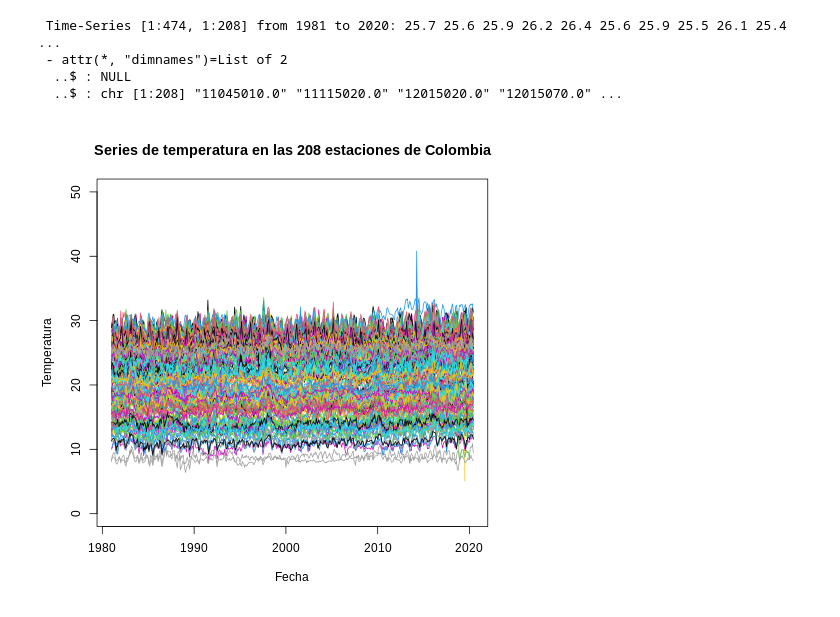
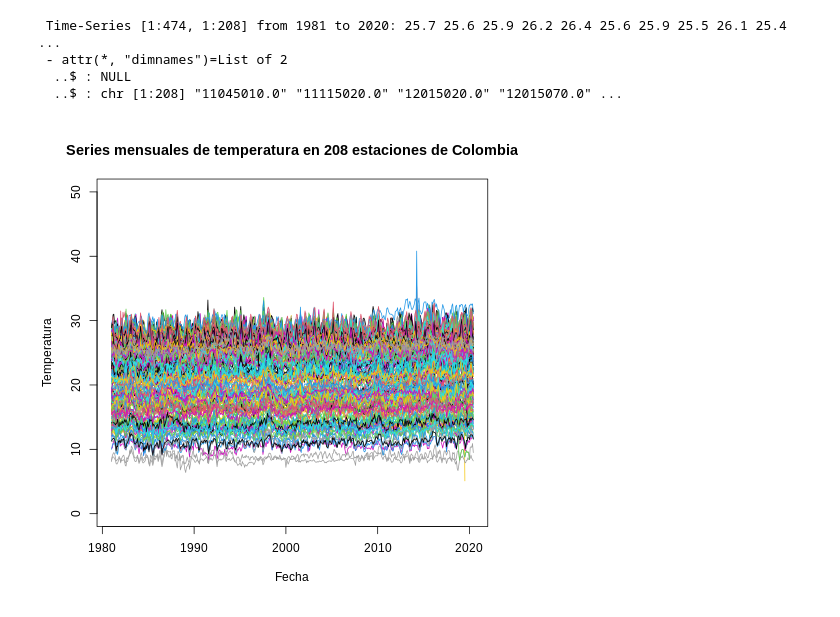
Before and after one commit to jofmorenore/TS_Climatic, a Jupyter notebook: python/TS_Climatic_variables.ipynb, the cells around one changed output. Saved outputs shown, nothing was run; the diff lists cells and outputs as text; code cells hidden in the pictures.

```diff
--- a/python/TS_Climatic_variables.ipynb
+++ b/python/TS_Climatic_variables.ipynb
@@ -302,12 +354,12 @@ str(ts_tmed_col)
 # %%
 %%R
 par(mfrow=c(1,1))
-plot(ts_tmed_col[,1], ylim = c(0,50), xlab = "Fecha", ylab = "Temperatura", main = "Series de temperatura en las 208 estaciones de Colombia")
+plot(ts_tmed_col[,1], ylim = c(0,50), xlab = "Fecha", ylab = "Temperatura", main = "Series mensuales de temperatura en 208 estaciones de Colombia")
 for(i in 2:ncol(ts_tmed_col)){
     lines(ts_tmed_col[,i], type = "l", col = i)
 }
 # %% [output]
-[figure, old version]
+[figure, new version]
 # %%
 %%R
 save(df, file='/content/drive/MyDrive/Time_Series_climatic_variebles/ts_ptpm_max.rda')
```
Also changed, not shown: parts of 9 cells of this notebook.
